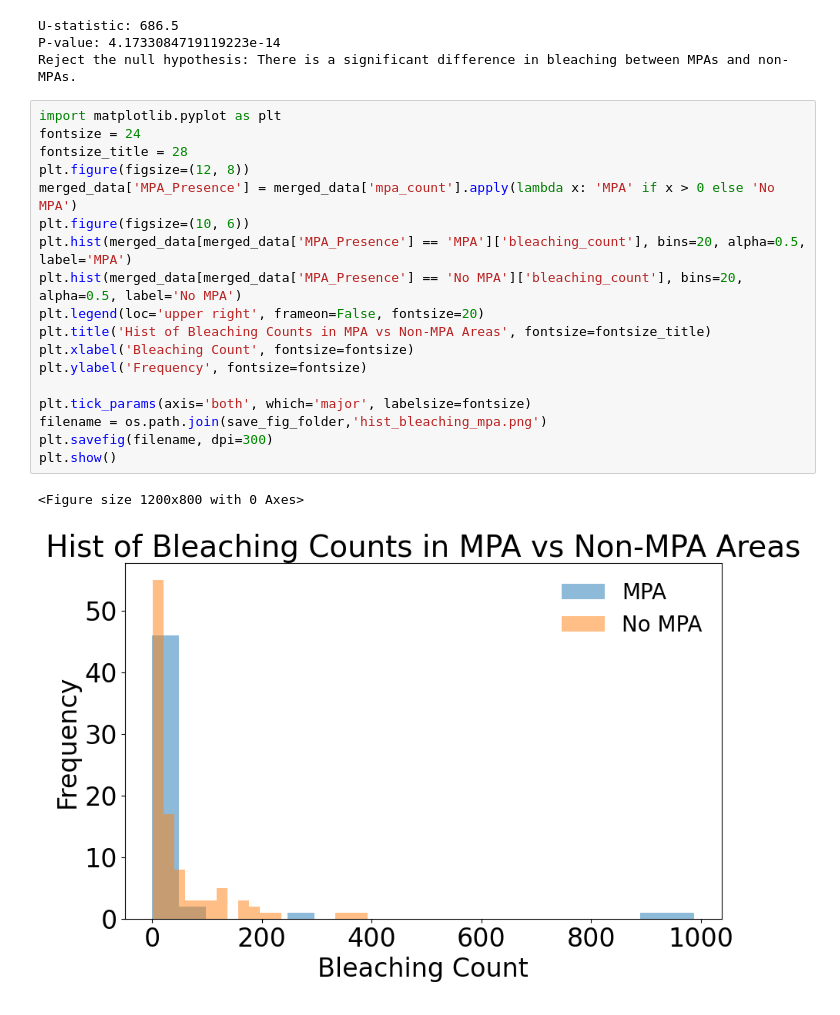
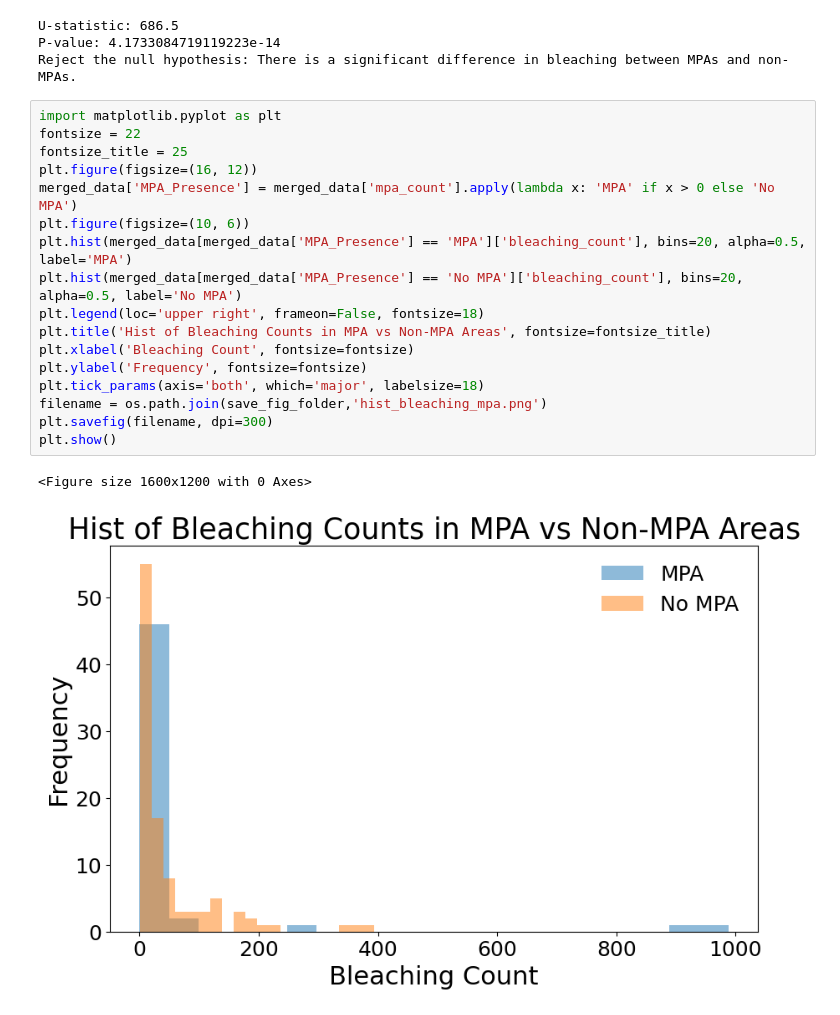
Before and after one commit to uclqm2/QM2_marine, a Jupyter notebook: correlation/bleaching_mpa.ipynb, the cells around one changed output. Cells and saved outputs as stored; diff of their text form.

```diff
--- a/correlation/bleaching_mpa.ipynb
+++ b/correlation/bleaching_mpa.ipynb
@@ -74,22 +71,21 @@ P-value: 4.1733084719119223e-14
 Reject the null hypothesis: There is a significant difference in bleaching between MPAs and non-MPAs.
 # %%
 import matplotlib.pyplot as plt
-fontsize = 24
-fontsize_title = 28
-plt.figure(figsize=(12, 8))
+fontsize = 22
+fontsize_title = 25
+plt.figure(figsize=(16, 12))
 merged_data['MPA_Presence'] = merged_data['mpa_count'].apply(lambda x: 'MPA' if x > 0 else 'No MPA')
 plt.figure(figsize=(10, 6))
 plt.hist(merged_data[merged_data['MPA_Presence'] == 'MPA']['bleaching_count'], bins=20, alpha=0.5, label='MPA')
 plt.hist(merged_data[merged_data['MPA_Presence'] == 'No MPA']['bleaching_count'], bins=20, alpha=0.5, label='No MPA')
-plt.legend(loc='upper right', frameon=False, fontsize=20)
+plt.legend(loc='upper right', frameon=False, fontsize=18)
 plt.title('Hist of Bleaching Counts in MPA vs Non-MPA Areas', fontsize=fontsize_title)
 plt.xlabel('Bleaching Count', fontsize=fontsize)
 plt.ylabel('Frequency', fontsize=fontsize)
-
-plt.tick_params(axis='both', which='major', labelsize=fontsize)
+plt.tick_params(axis='both', which='major', labelsize=18)
 filename = os.path.join(save_fig_folder,'hist_bleaching_mpa.png')
 plt.savefig(filename, dpi=300)
 plt.show()
 # %% [output]
-<Figure size 1200x800 with 0 Axes>
+<Figure size 1600x1200 with 0 Axes>
-[figure, old version]
+[figure, new version]
```
Also changed, not shown: parts of 1 cell of this notebook, 6 other files.
